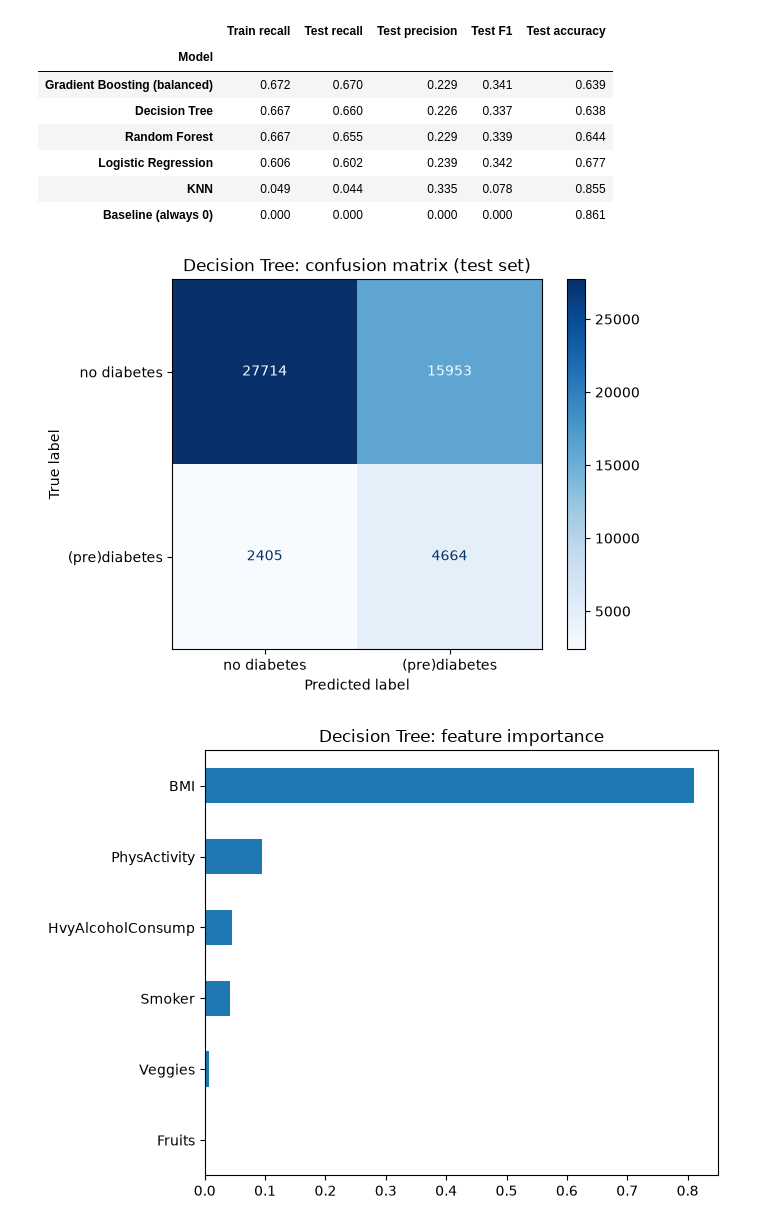
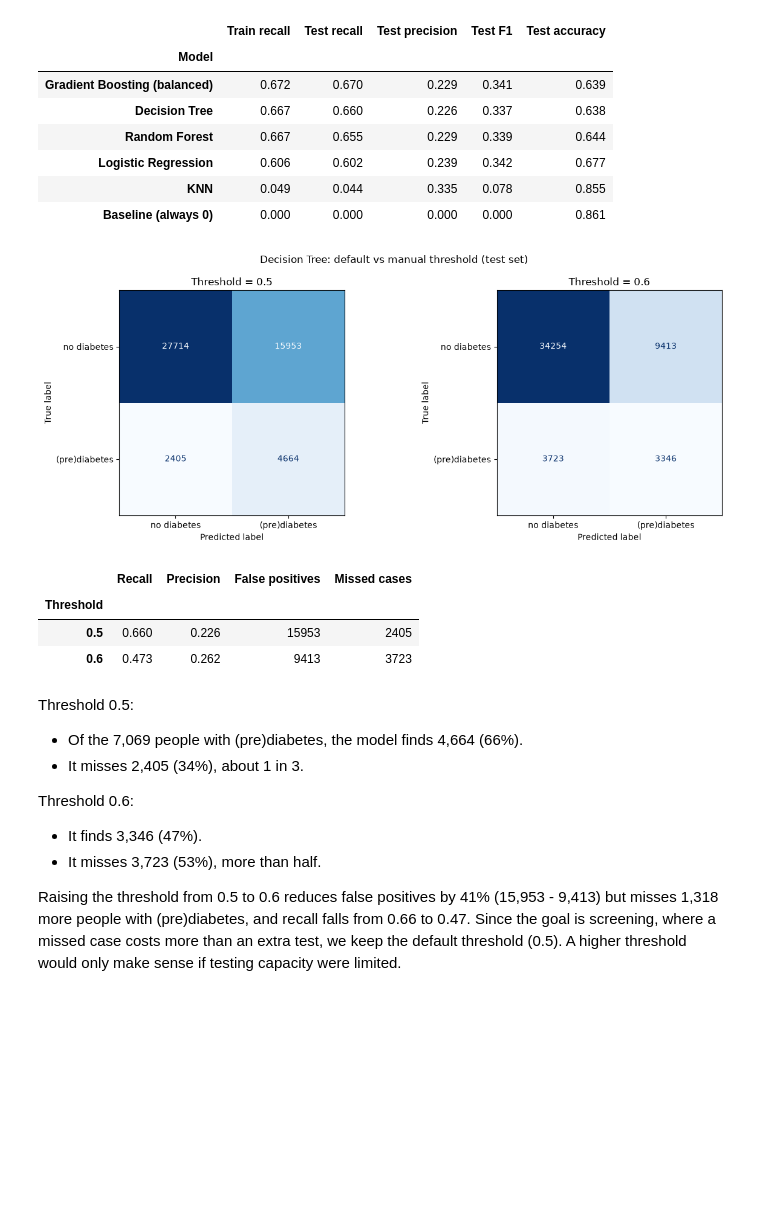
Before and after one commit to juanjcontreras/ml_project, a Jupyter notebook: notebooks/lifestyle_analysis_catarina.ipynb, the cells around one changed output. Drawn from its saved outputs; the diff is of its cells as text; code cells hidden in the pictures; blank space fills up the shorter version.

Commit message:
last update - hypothesis + models + conclusions

```diff
--- a/notebooks/lifestyle_analysis_catarina.ipynb
+++ b/notebooks/lifestyle_analysis_catarina.ipynb
@@ -434,18 +475,48 @@ comparison.sort_values("Test recall", ascending=False).round(3)
 # %%
 # Selected model: Decision Tree, with performance similar to Random Forest but simpler and easier to explain
 best = models["Decision Tree"]
 
-ConfusionMatrixDisplay.from_predictions(y_test, best.predict(X_test),
-                                        display_labels=["no diabetes", "(pre)diabetes"], cmap="Blues")
-plt.title("Decision Tree: confusion matrix (test set)")
+# Compare the default threshold (0.5) with a stricter one (0.6)# The tree is balanced, so its probabilities are pushed up; raising the threshold above 0.5
+# means we only flag people the model is more confident about → fewer unnecessary tests.
+threshold = 0.60
+
+proba_test = best.predict_proba(X_test)[:, 1]
+
+fig, axes = plt.subplots(1, 2, figsize=(13, 5))
+summary = []
+
+for ax, t in zip(axes, [0.5, threshold]):
+    pred = (proba_test >= t).astype(int)
+    ConfusionMatrixDisplay.from_predictions(y_test, pred, ax=ax, colorbar=False, cmap="Blues",
+                                            display_labels=["no diabetes", "(pre)diabetes"])
+    ax.set_title(f"Threshold = {t}")
+    summary.append({
+        "Threshold": t,
+        "Recall": recall_score(y_test, pred),
+        "Precision": precision_score(y_test, pred, zero_division=0),
+        "False positives": int(((pred == 1) & (y_test == 0)).sum()),
+        "Missed cases": int(((pred == 0) & (y_test == 1)).sum()),
+    })
+
+plt.suptitle("Decision Tree: default vs manual threshold (test set)")
+plt.tight_layout()
 plt.show()
 
-importances = pd.Series(best.named_steps["model"].feature_importances_,
-                        index=X_train.columns).sort_values()
-importances.plot.barh(figsize=(7, 5), title="Decision Tree: feature importance")
-plt.tight_layout()
-plt.show()
+pd.DataFrame(summary).set_index("Threshold").round(3)
 # %% [output]
-[figure, old version]
+[figure, new version]
-[figure, removed]
+|  | Recall | Precision | False positives | Missed cases |
+| Threshold |  |  |  |  |
+| 0.5 | 0.660 | 0.226 | 15953 | 2405 |
+| 0.6 | 0.473 | 0.262 | 9413 | 3723 |
+# %% [markdown]
+Threshold 0.5:
+- Of the 7,069 people with (pre)diabetes, the model finds 4,664 (66%).
+- It misses 2,405 (34%), about 1 in 3.
+
+Threshold 0.6:
+- It finds 3,346 (47%).
+- It misses 3,723 (53%), more than half.
+
+Raising the threshold from 0.5 to 0.6 reduces false positives by 41% (15,953 - 9,413) but misses 1,318 more people with (pre)diabetes, and recall falls from 0.66 to 0.47. Since the goal is screening, where a missed case costs more than an extra test, we keep the default threshold (0.5). A higher threshold would only make sense if testing capacity were limited.
 # %%
```
Also changed, not shown: parts of 15 cells of this notebook, 3 other files.
